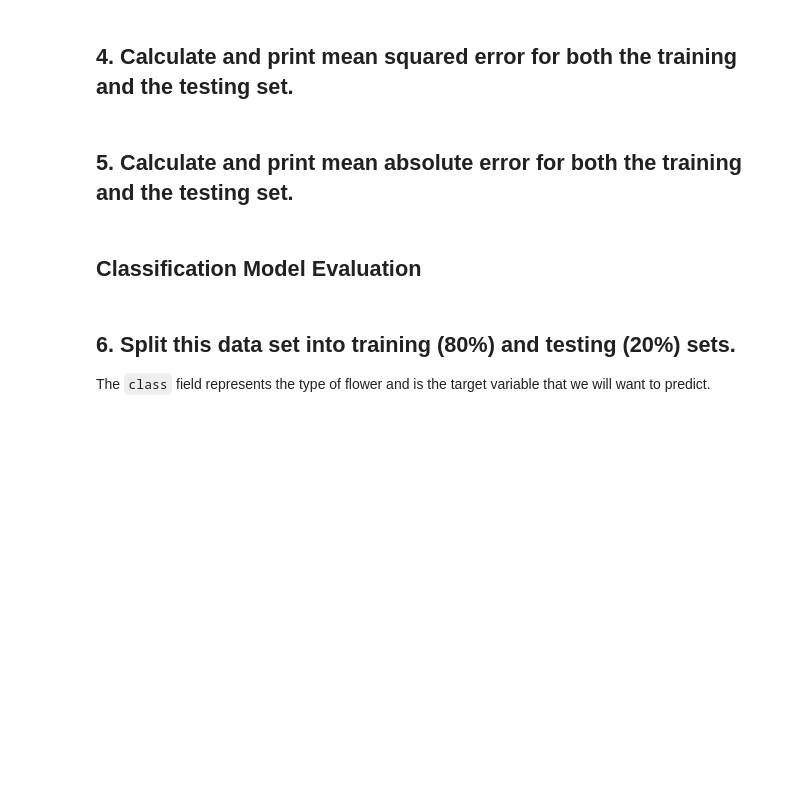
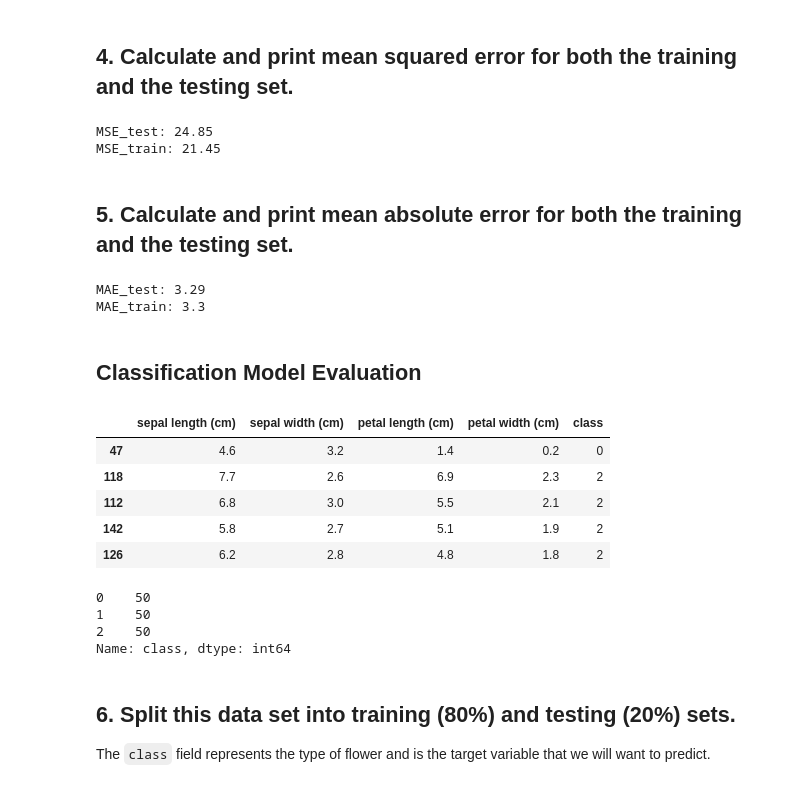
Before and after one commit to Ironhack-Data-Madrid-Marzo-2021/lab-supervised-model-evaluation, a Jupyter notebook: your-code/main.ipynb, the cells around one changed output. Drawn from its saved outputs; the diff is of its cells as text; code cells hidden in the pictures; blank space fills up the shorter version.

```diff
--- a/your-code/main.ipynb
+++ b/your-code/main.ipynb
@@ -45,21 +45,45 @@ R2_train: 0.73
 # %% [markdown]
 ## 4. Calculate and print mean squared error for both the training and the testing set.
 # %%
-print(f"R2_test: {metrics.r2_score(y_test, y_test_pred).round(2)}")
-print(f"R2_train: {metrics.r2_score(y_train, y_train_pred).round(2)}")
+print(f"MSE_test: {metrics.mean_squared_error(y_test_boston, y_test_pred_boston).round(2)}")
+print(f"MSE_train: {metrics.mean_squared_error(y_train_boston, y_train_pred_boston).round(2)}")
+# %% [output]
+MSE_test: 24.85
+MSE_train: 21.45
 # %% [markdown]
 ## 5. Calculate and print mean absolute error for both the training and the testing set.
+# %%
+print(f"MAE_test: {metrics.mean_absolute_error(y_test_boston, y_test_pred_boston).round(2)}")
+print(f"MAE_train: {metrics.mean_absolute_error(y_train_boston, y_train_pred_boston).round(2)}")
+# %% [output]
+MAE_test: 3.29
+MAE_train: 3.3
 # %% [markdown]
 ## Classification Model Evaluation
 # %%
 from sklearn.datasets import load_iris
 
 data = load_iris()
 
 X = pd.DataFrame(data["data"], columns=data["feature_names"])
 y = pd.DataFrame(data["target"], columns=["class"])
 
 data = pd.concat([X, y], axis=1)
+data.sample(5)
+# %% [output]
+|  | sepal length (cm) | sepal width (cm) | petal length (cm) | petal width (cm) | class |
+| 47 | 4.6 | 3.2 | 1.4 | 0.2 | 0 |
+| 118 | 7.7 | 2.6 | 6.9 | 2.3 | 2 |
+| 112 | 6.8 | 3.0 | 5.5 | 2.1 | 2 |
+| 142 | 5.8 | 2.7 | 5.1 | 1.9 | 2 |
+| 126 | 6.2 | 2.8 | 4.8 | 1.8 | 2 |
+# %%
+data["class"].value_counts()
+# %% [output]
+0    50
+1    50
+2    50
+Name: class, dtype: int64
 # %% [markdown]
 ## 6. Split this data set into training (80%) and testing (20%) sets.
 
```
Also changed, not shown: parts of 40 cells of this notebook.
